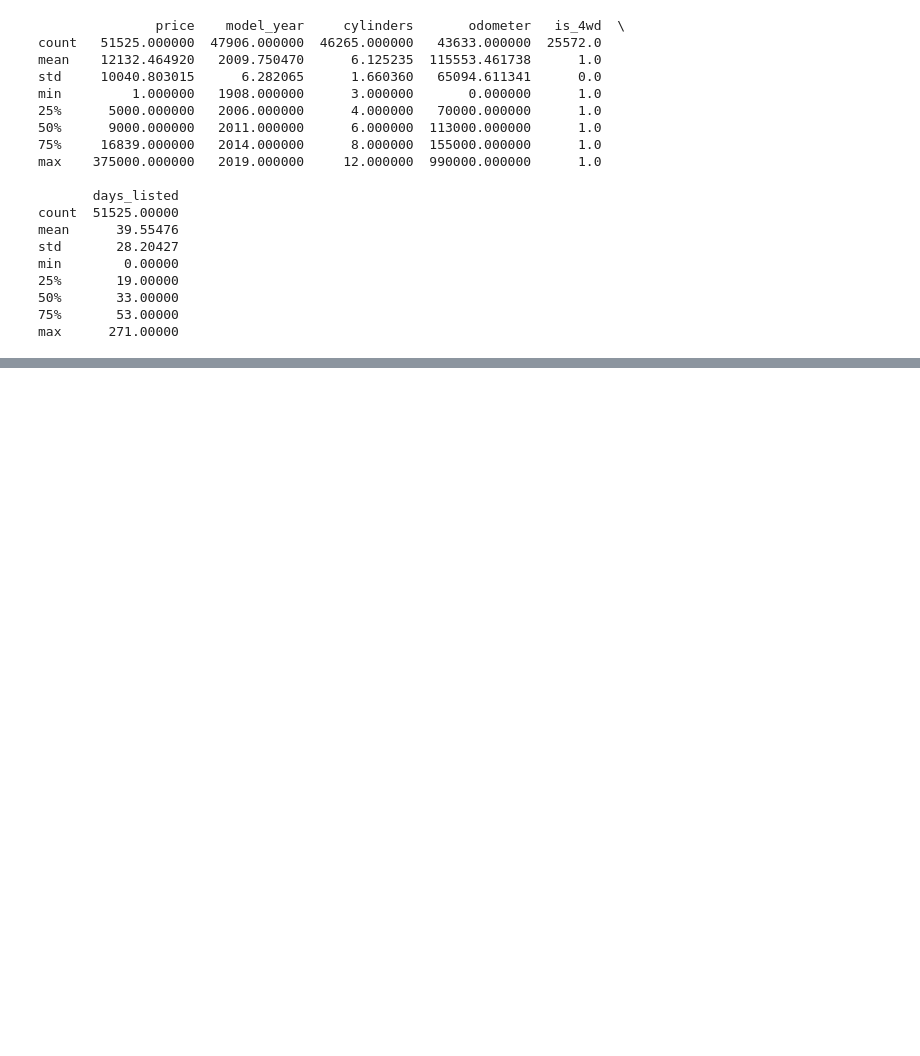
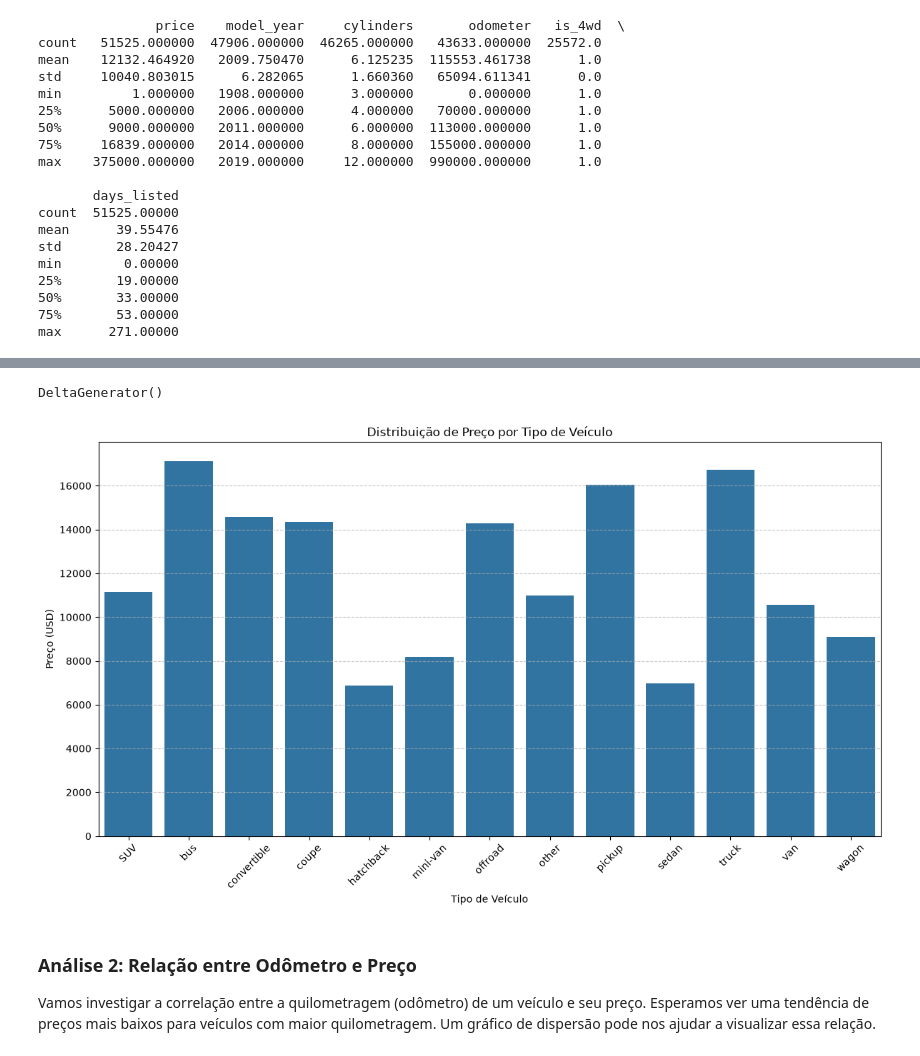
Before and after one commit to Taujiro/sprint_5, a Jupyter notebook: notebook/EDA.ipynb, the cells around one changed output, grey strips where cells are left out. Saved outputs shown, nothing was run; the diff lists cells and outputs as text; code cells hidden in the pictures; blank space fills up the shorter version.

Commit message:
Terceiro commit, ajustei os dados no notebook e no app, adicionei visualização da base de dados, readme também

```diff
--- a/notebook/EDA.ipynb
+++ b/notebook/EDA.ipynb
@@ -39,3 +39,29 @@ min        0.00000
 50%       33.00000
 75%       53.00000
 max      271.00000
+# %%
+# Preencher valores ausentes em colunas numéricas com a mediana para evitar distorções por outliers
+# As colunas 'model_year', 'cylinders' e 'odometer' parecem numéricas e possuem NaNs.
+for col in ['model_year', 'cylinders', 'odometer']:
+    if col in data.columns:
+        if data[col].isnull().any():
+            median_val = data[col].median()
+            data[col] = data[col].fillna(median_val)
+            print(f"Valores ausentes da coluna '{col}' preenchidos com a mediana: {median_val}")
+
+# Preencher valores ausentes em 'paint_color' e 'is_4wd' com 'unknown' ou 0, respectivamente
+# 'paint_color' é categórica, 'is_4wd' é binária e pode ser tratada como 0/1
+if 'paint_color' in data.columns:
+    if data['paint_color'].isnull().any():
+        data['paint_color'] = data['paint_color'].fillna('unknown')
+        print("Valores ausentes da coluna 'paint_color' preenchidos com 'unknown'")
+
+if 'is_4wd' in data.columns:
+    if data['is_4wd'].isnull().any():
+        # Assumindo que NaN em 'is_4wd' significa que não é 4WD (0)
+        data['is_4wd'] = data['is_4wd'].fillna(0.0) # Usar 0.0 para manter o tipo float se necessário
+        print("Valores ausentes da coluna 'is_4wd' preenchidos com 0.0")
+
+# Exibir novamente informações sobre o DataFrame para confirmar o tratamento de NaNs
+print("\nInformações do DataFrame após tratamento de valores ausentes:")
+data.info()
@@ -41,0 +86,13 @@ max      271.00000
+# %%
+mean_price_by_type = data.groupby('type')['price'].mean().reset_index()
+
+plt.figure(figsize=(12, 7))
+sns.barplot(x='type', y='price', data=mean_price_by_type)
+plt.title('Distribuição de Preço por Tipo de Veículo')
+plt.xlabel('Tipo de Veículo')
+plt.ylabel('Preço (USD)')
+plt.xticks(rotation=45)
+plt.grid(axis='y', linestyle='--', alpha=0.7)
+plt.tight_layout()
+st.pyplot(plt.gcf())
+# %% [output]
@@ -41,0 +108,6 @@ max      271.00000
+DeltaGenerator()
+[figure, added]
+# %% [markdown]
+### Análise 2: Relação entre Odômetro e Preço
+
+Vamos investigar a correlação entre a quilometragem (odômetro) de um veículo e seu preço. Esperamos ver uma tendência de preços mais baixos para veículos com maior quilometragem. Um gráfico de dispersão pode nos ajudar a visualizar essa relação.
```
Also changed, not shown: parts of 9 cells of this notebook, 3 other files.
